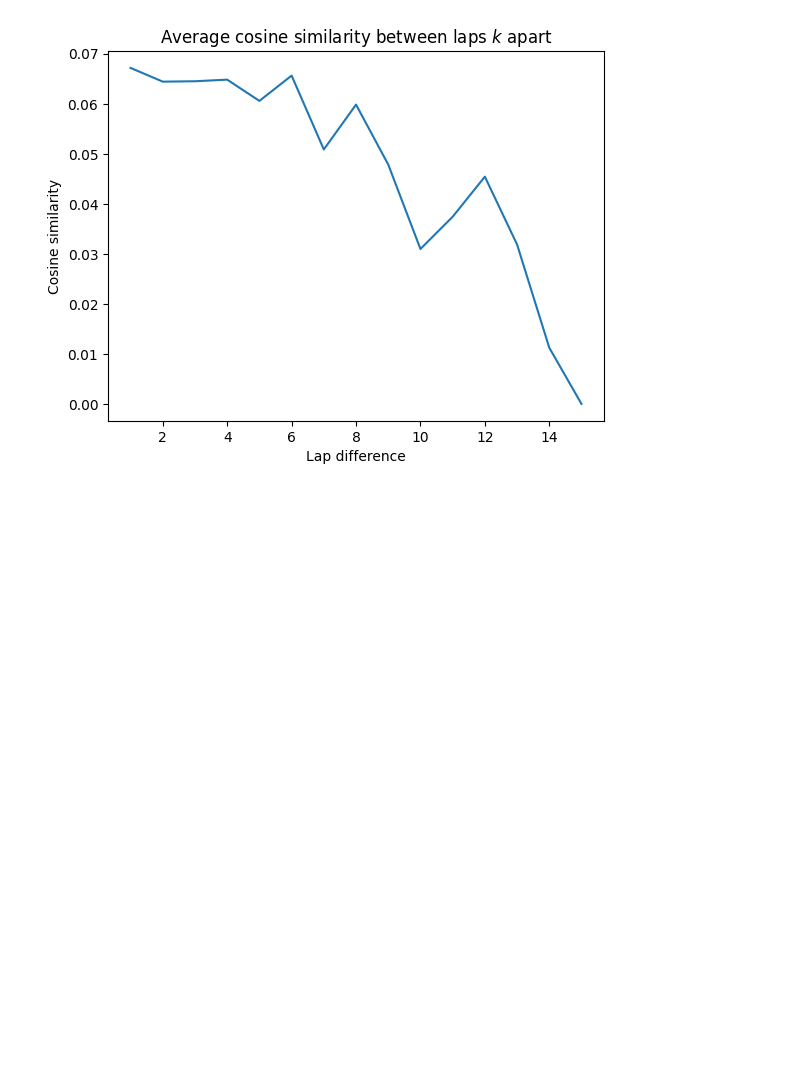
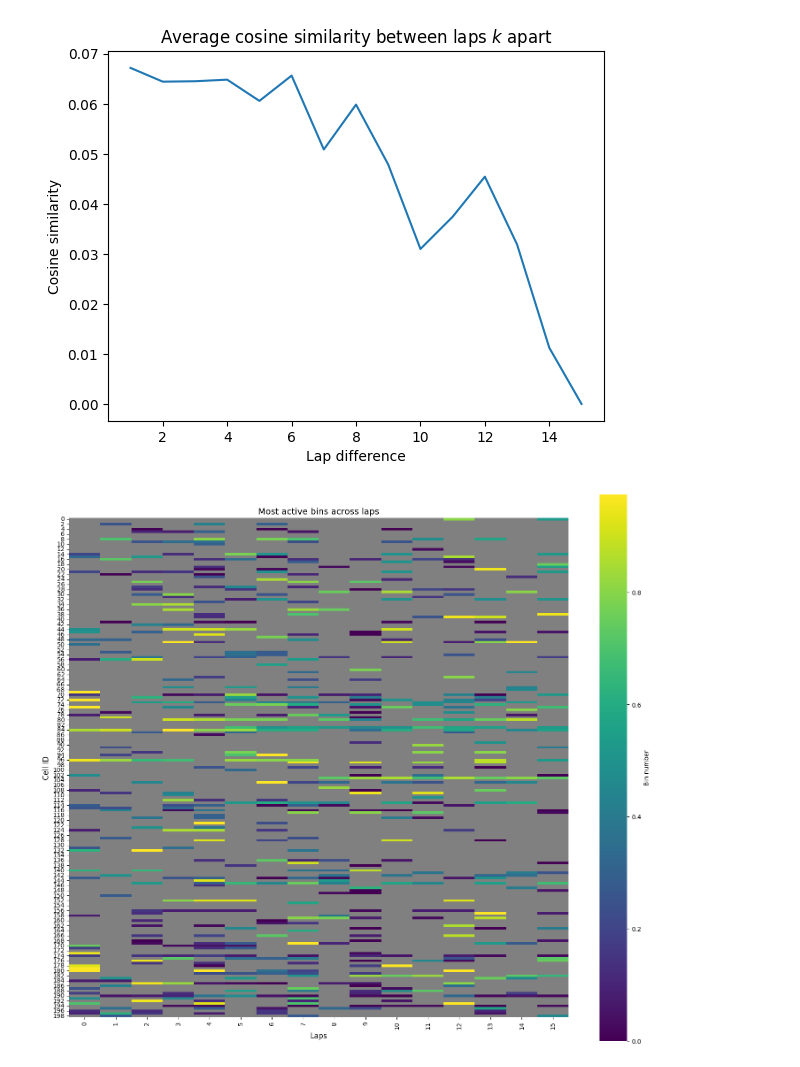
Before and after one commit to AniBoja/OLM_and_placecell_project, a Jupyter notebook: python_placecell_analysis/notebooks/placecells_lap_by_lap_PVcorr - Copy.ipynb, the cells around one changed output. Saved outputs shown, nothing was run; the diff lists cells and outputs as text; code cells hidden in the pictures; blank space fills up the shorter version.

Commit message:
Add most active bin analysis.

```diff
--- a/python_placecell_analysis/notebooks/placecells_lap_by_lap_PVcorr - Copy.ipynb
+++ b/python_placecell_analysis/notebooks/placecells_lap_by_lap_PVcorr - Copy.ipynb
@@ -668,3 +668,46 @@ print(lap_diff_avg)
  0.05086819 0.0598403  0.04785938 0.0309794  0.03741928 0.04543219
  0.03187517 0.01123666 0.        ]
 [figure]
+# %%
+# Go through each cell, looking at activity in each bin. Order bins by activity to find place field.
+# Compare how the place field changes lap-by-lap.
+# Maybe make a distribution of field shifts per lap difference (sort of like above)
+
+place_fields = {}
+for lap_id in range(0, number_laps):
+    for cell_id in range(0, num_place_cells):
+        most_active_bin = np.argmax(a_total[cell_id * number_bins : cell_id * number_bins + number_bins, lap_id])
+        if a_total[cell_id * number_bins + most_active_bin, lap_id] == 0:
+            most_active_bin = np.nan
+        if cell_id in place_fields:
+            place_fields[cell_id].append(most_active_bin)
+        else:
+            place_fields[cell_id] = [most_active_bin]
+place_fields_mat = np.array([item for item in place_fields.values()])
+# Normalise to number of bins
+norm_place_fields_mat = np.vectorize(lambda x : x / number_bins)
+place_fields_mat = norm_place_fields_mat(place_fields_mat)
+
+plt.close("all")
+fig, ax = plt.subplots(figsize=(15, 25))  # Create a new figure
+# Setting axis limits
+(ymin, ymax) = ax.set_ylim(-0.5,number_laps)
+(xmin, xmax) = ax.set_xlim(-0.5, number_laps)
+sns.heatmap(
+    place_fields_mat,
+    cmap='viridis',        # Colour map for the heatmap
+    cbar=True,              # Enable the colour bar
+    square=True,            # Make cells square
+    cbar_kws={"label": "Bin number", "shrink": 0.5}  # Label for the colour bar
+)
+# Add plot title and labels
+ax.set_title("Most active bins across laps", fontsize=14)
+ax.set_xlabel("Laps", fontsize=12)
+ax.set_ylabel("Cell ID", fontsize=12)
+# Force square dimensions for heatmap
+ax.set_aspect(place_fields_mat.shape[1]/place_fields_mat.shape[0])
+ax.set_facecolor('grey')
+plt.tight_layout()
+plt.show()
+# %% [output]
+[figure, added]
```
Also changed, not shown: parts of 2 cells of this notebook.
